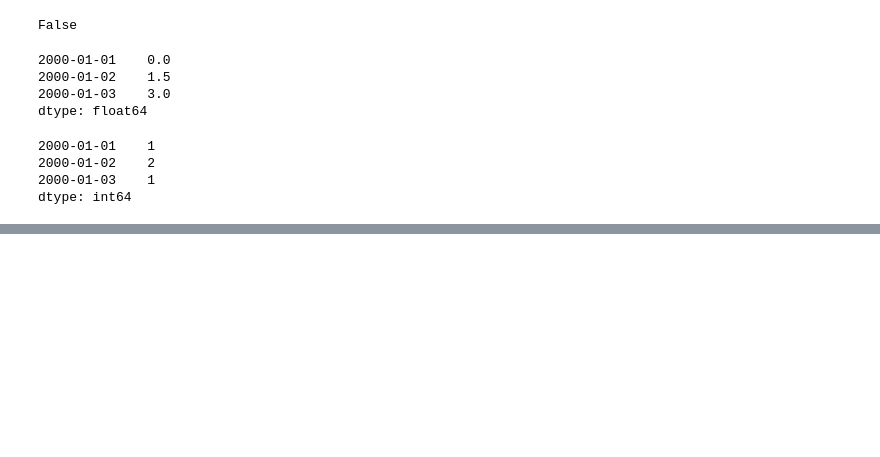
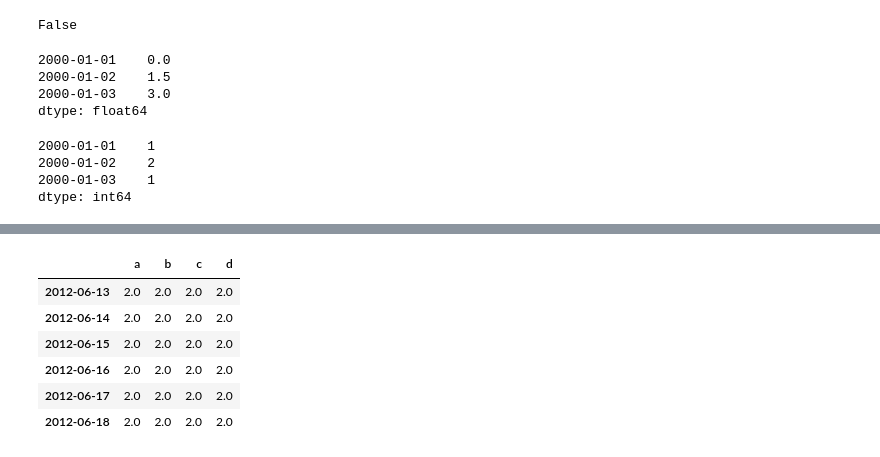
Before and after one commit to shaocj/ML, a Jupyter notebook: 利用python数据处理.ipynb, the cells around one changed output, grey strips where cells are left out. Saved outputs shown, nothing was run; the diff lists cells and outputs as text; code cells hidden in the pictures; blank space fills up the shorter version.

```diff
--- a/利用python数据处理.ipynb
+++ b/利用python数据处理.ipynb
@@ -1890,0 +1984,11 @@ dtype: int64
+# %%
+data2 =pd.DataFrame(np.ones((6,4),dtype=float)*2,columns=['a','b','c','d'],index=pd.date_range('6/13/2012',periods=6))
+data2
+# %% [output]
+|  | a | b | c | d |
+| 2012-06-13 | 2.0 | 2.0 | 2.0 | 2.0 |
+| 2012-06-14 | 2.0 | 2.0 | 2.0 | 2.0 |
+| 2012-06-15 | 2.0 | 2.0 | 2.0 | 2.0 |
+| 2012-06-16 | 2.0 | 2.0 | 2.0 | 2.0 |
+| 2012-06-17 | 2.0 | 2.0 | 2.0 | 2.0 |
+| 2012-06-18 | 2.0 | 2.0 | 2.0 | 2.0 |
```
Also changed, not shown: parts of 60 cells of this notebook.
